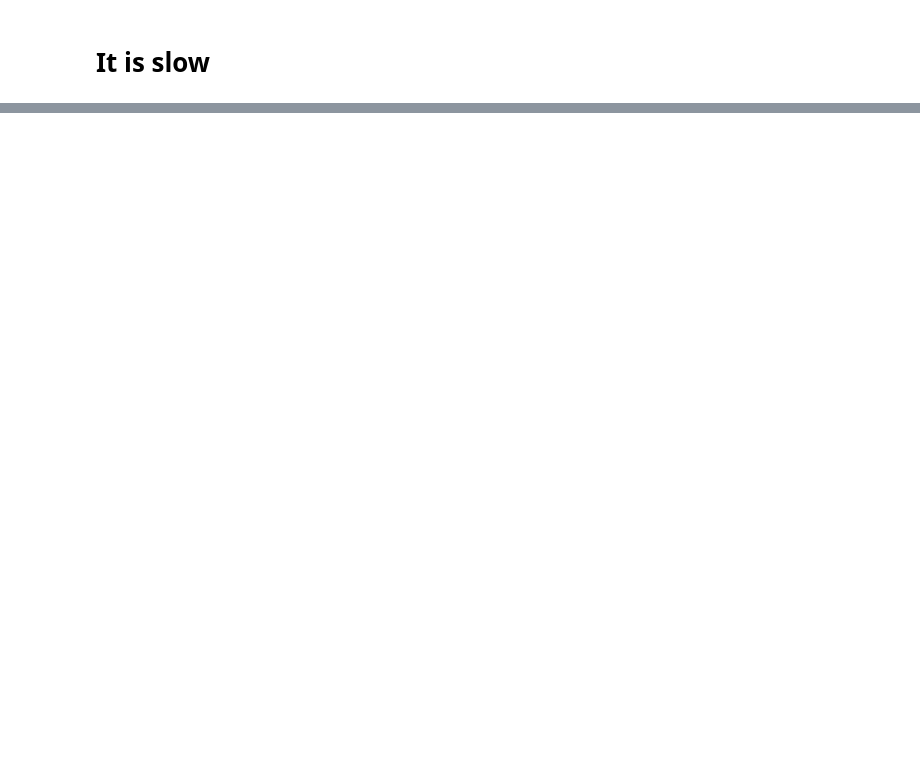
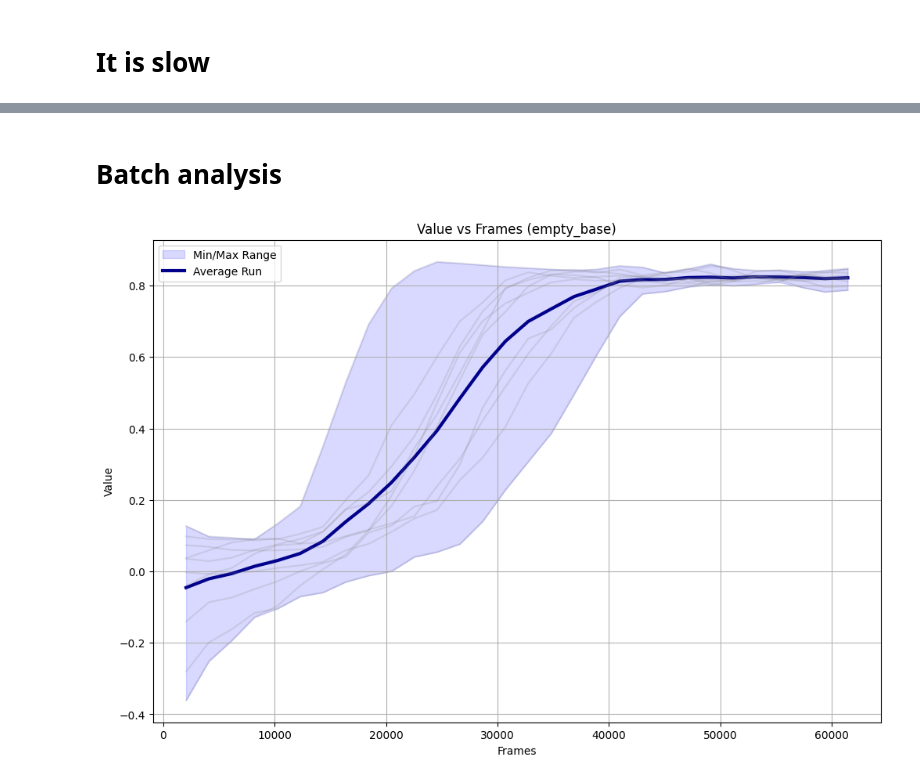
Before and after one commit to jaBrzosko/rl-starter-files, a Jupyter notebook: analysis/summary.ipynb, the cells around one changed output, grey strips where cells are left out. Drawn from its saved outputs; the diff is of its cells as text; code cells hidden in the pictures; blank space fills up the shorter version.

Commit message:
feat: start setting up experiments

```diff
--- a/analysis/summary.ipynb
+++ b/analysis/summary.ipynb
@@ -87,0 +107,17 @@ else:
+# %% [markdown]
+# Batch analysis
+# %%
+BASE_EXP_PATH = "../storage/experiments"
+# %%
+def read_all_experiments(experiment_name):
+    """Reads all log files for a given experiment and returns a list of DataFrames."""
+    import os
+    exp_path = os.path.join(BASE_EXP_PATH, experiment_name)
+    dataframes = []
+    for root, dirs, files in os.walk(exp_path):
+        for file in files:
+            if file.endswith('log.csv'):
+                file_path = os.path.join(root, file)
+                df = read_log(file_path)
+                dataframes.append(df)
+    return dataframes
@@ -87,0 +197,7 @@ else:
+# %%
+experiment_name = "empty_base"
+dataframes = read_all_experiments(experiment_name)
+
+plot_combined_dataframes(dataframes, 'frames', 'value', f'Value vs Frames ({experiment_name})')
+# %% [output]
+[figure, added]
```
Also changed, not shown: parts of 9 cells of this notebook, 3 other files.
